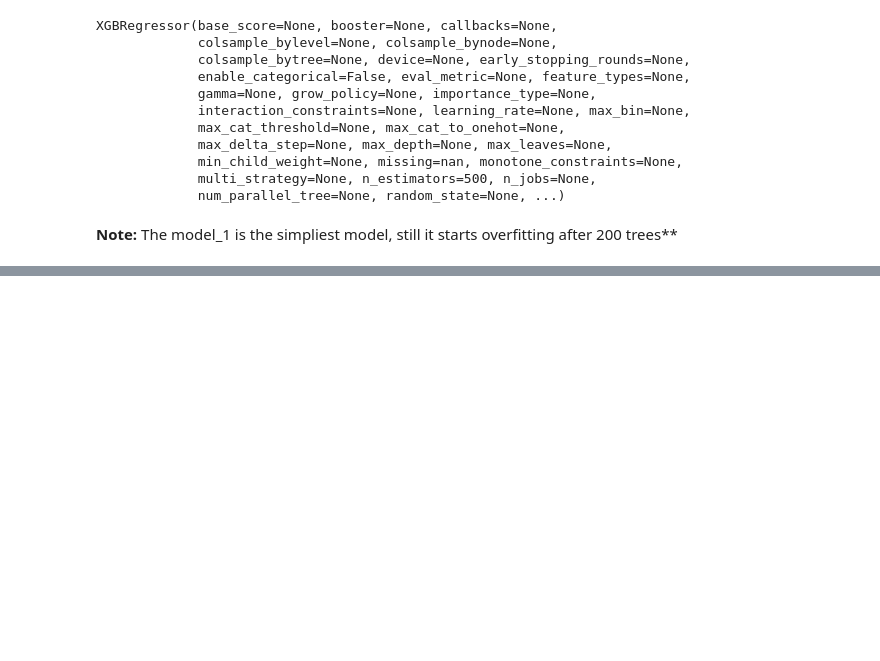
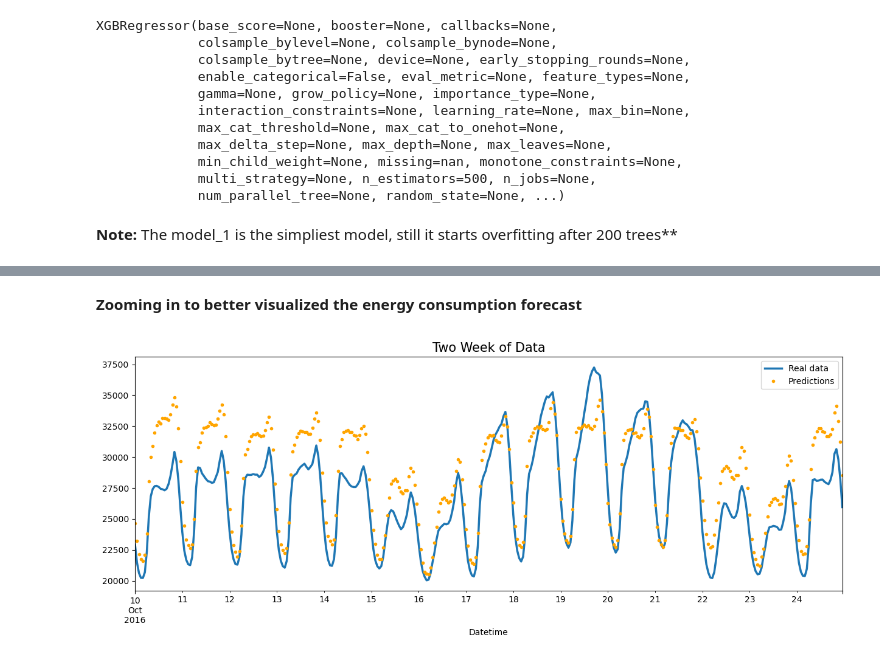
Before and after one commit to YarosInter/Time-Series-XGBoost-Energy-Consumption, a Jupyter notebook: XGBoost_Energy_Consumption_Forecast.ipynb, the cells around one changed output, grey strips where cells are left out. Saved outputs shown, nothing was run; the diff lists cells and outputs as text; code cells hidden in the pictures; blank space fills up the shorter version.

```diff
--- a/XGBoost_Energy_Consumption_Forecast.ipynb
+++ b/XGBoost_Energy_Consumption_Forecast.ipynb
@@ -359,0 +411,10 @@ XGBRegressor(base_score=None, booster=None, callbacks=None,
+# %% [markdown]
+**Zooming in to better visualized the energy consumption forecast**
+# %%
+ax = df2["PJME_MW"].loc[(df2.index >= "2016-10-10") & (df2.index < "2016-10-25")].plot(figsize=(15, 5), linewidth=2.5)
+df2["predictions"].loc[(df2.index >= "2016-10-10") & (df2.index < "2016-10-25")].plot(ax=ax, style=".", color="orange")
+plt.title("Two Week of Data", fontsize=15)
+plt.legend(["Real data", "Predictions"])
+plt.show()
+# %% [output]
+[figure, added]
```
Also changed, not shown: parts of 6 cells of this notebook.
